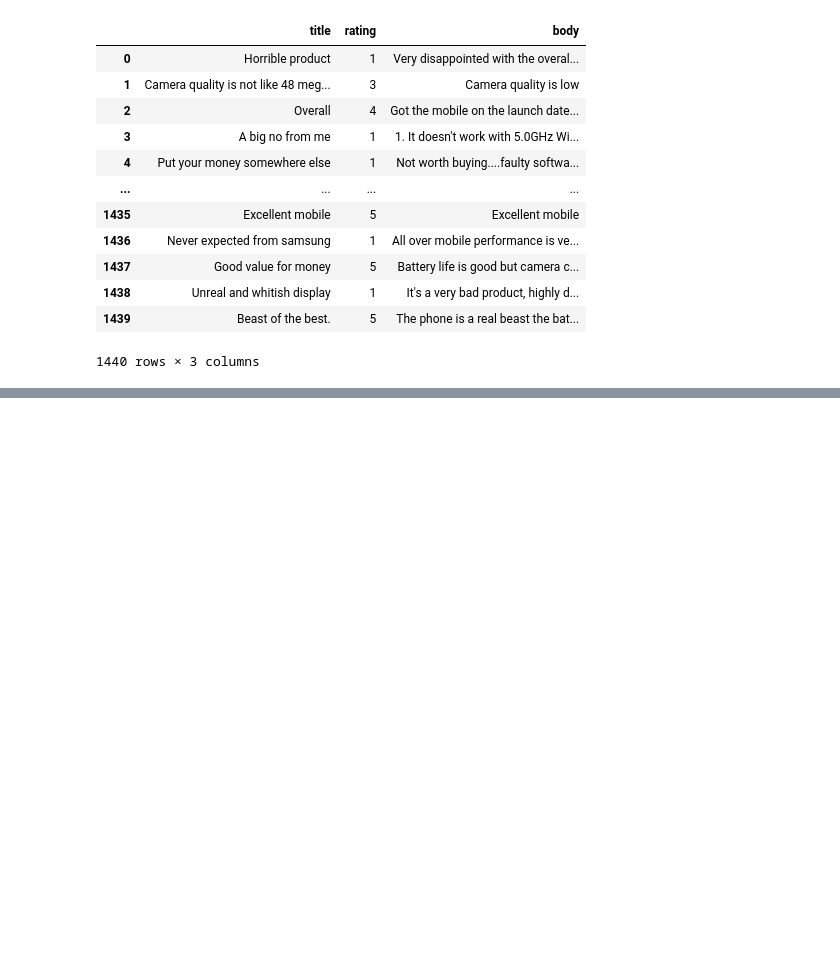
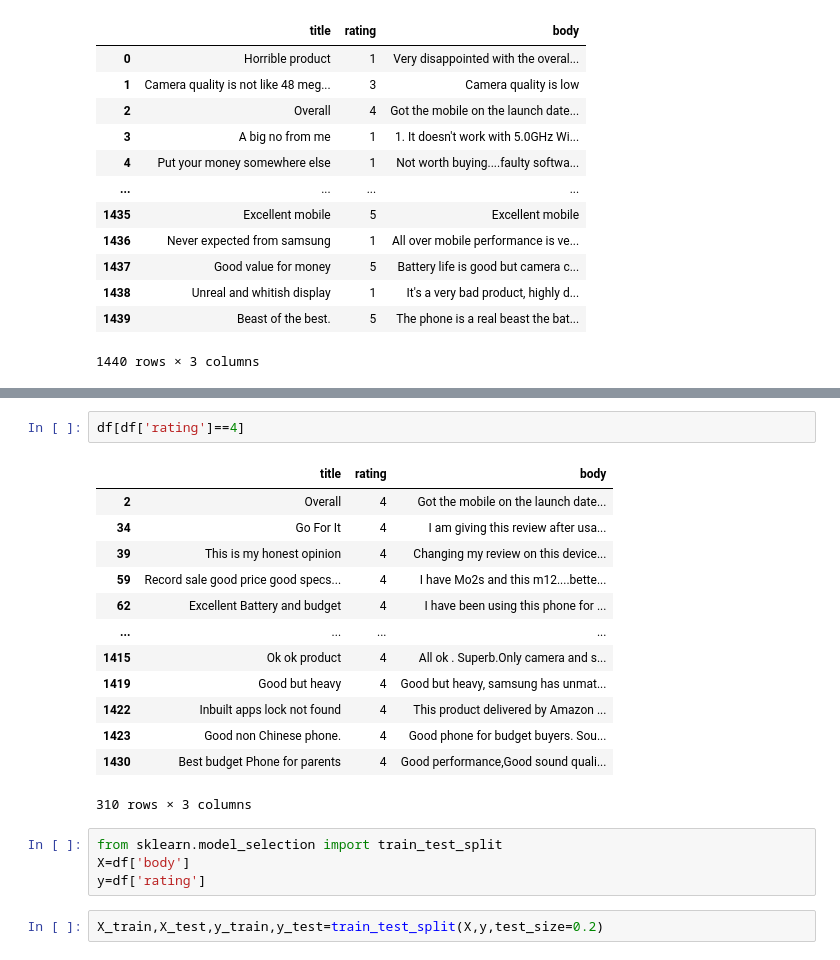
Before and after one commit to ka1817/Sentiment_Analysis, a Jupyter notebook: notebook/experiments.ipynb, the cells around one changed output, grey strips where cells are left out. Drawn from its saved outputs; the diff is of its cells as text; blank space fills up the shorter version.

```diff
--- a/notebook/experiments.ipynb
+++ b/notebook/experiments.ipynb
@@ -211,0 +60,22 @@ Explained Variance: [0.01023658 0.00692367] Total: 0.01716025593268871
+# %%
+df[df['rating']==4]
+# %% [output]
+|  | title | rating | body |
+| 2 | Overall | 4 | Got the mobile on the launch date... |
+| 34 | Go For It | 4 | I am giving this review after usa... |
+| 39 | This is my honest opinion | 4 | Changing my review on this device... |
+| 59 | Record sale good price good specs... | 4 | I have Mo2s and this m12....bette... |
+| 62 | Excellent Battery and budget | 4 | I have been using this phone for ... |
+| ... | ... | ... | ... |
+| 1415 | Ok ok product | 4 | All ok . Superb.Only camera and s... |
+| 1419 | Good but heavy | 4 | Good but heavy, samsung has unmat... |
+| 1422 | Inbuilt apps lock not found | 4 | This product delivered by Amazon ... |
+| 1423 | Good non Chinese phone. | 4 | Good phone for budget buyers. Sou... |
+| 1430 | Best budget Phone for parents | 4 | Good performance,Good sound quali... |
+310 rows × 3 columns
+# %%
+from sklearn.model_selection import train_test_split
+X=df['body']
+y=df['rating']
+# %%
+X_train,X_test,y_train,y_test=train_test_split(X,y,test_size=0.2)
```
Also changed, not shown: parts of 11 cells of this notebook, 1 other file.
